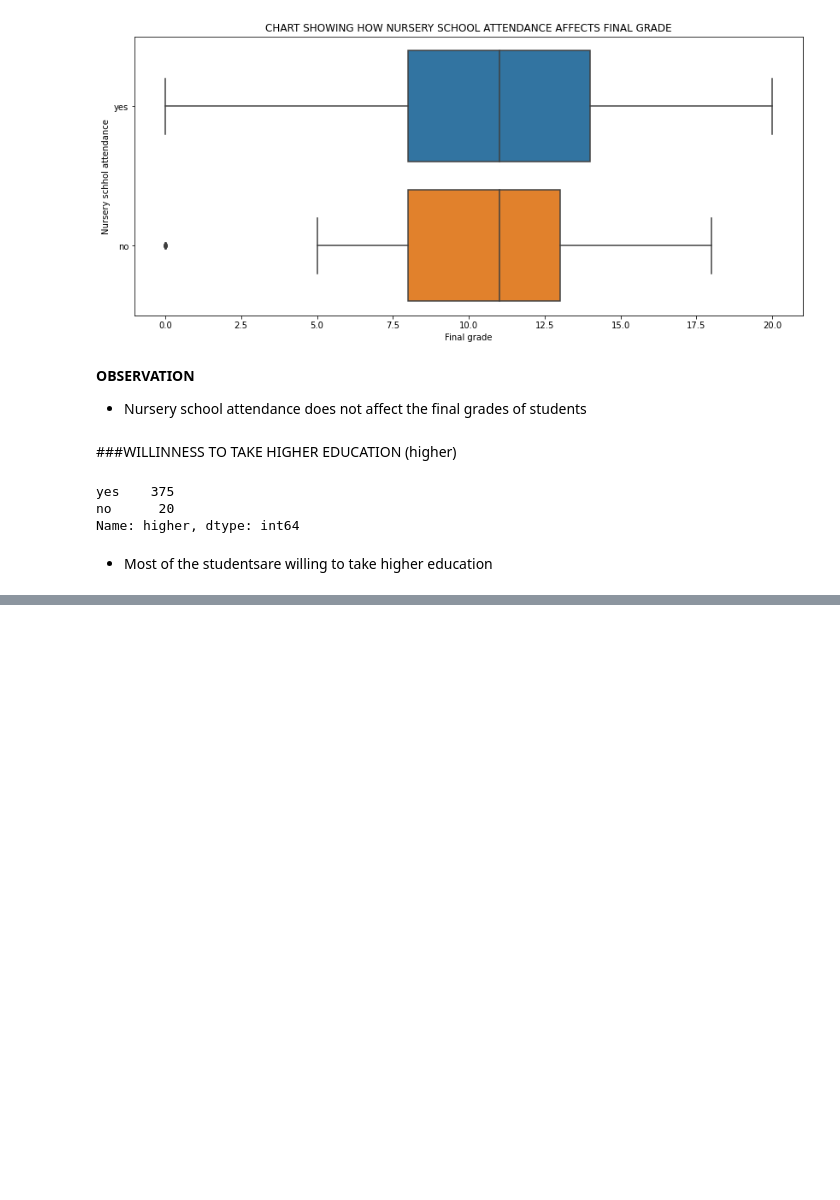
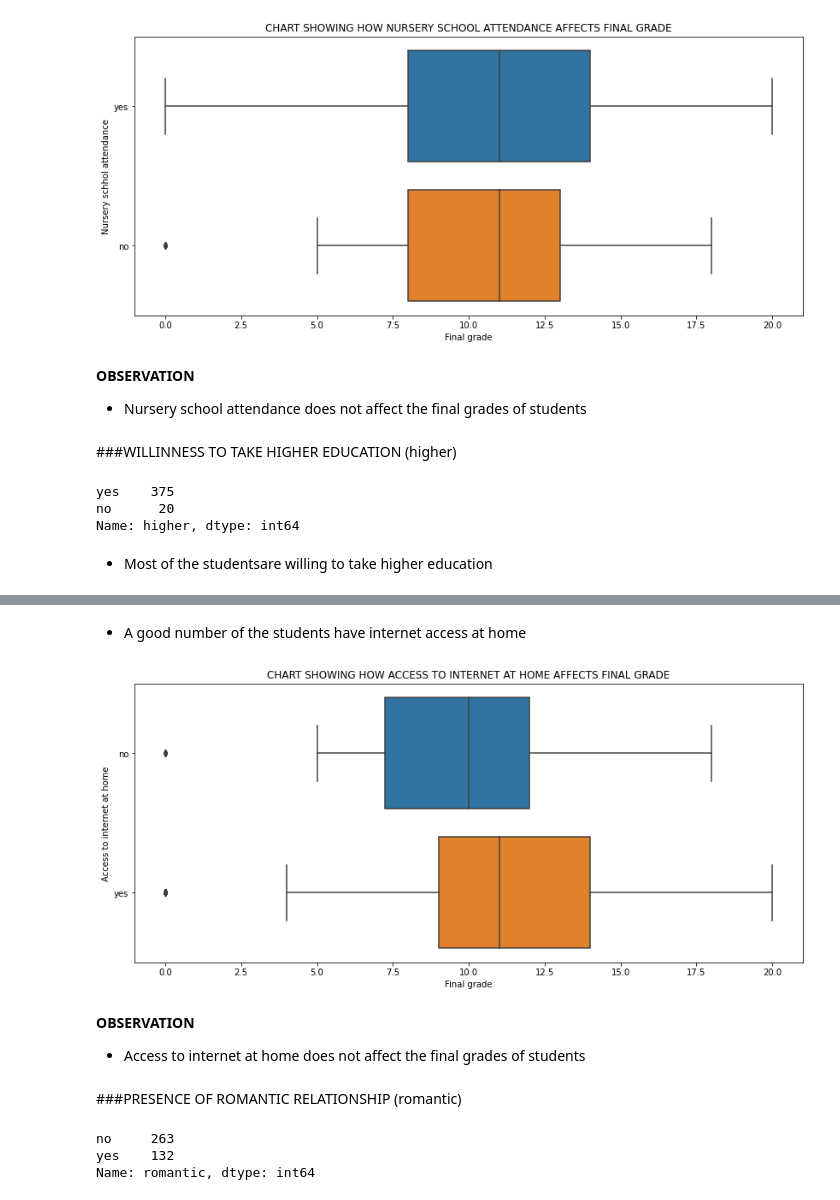
Before and after one commit to devchoplife/Students-grades, a Jupyter notebook: portuguese_students_grade_analysis.ipynb, the cells around one changed output, grey strips where cells are left out. Cells and saved outputs as stored; diff of their text form; code cells hidden in the pictures; blank space fills up the shorter version.

```diff
--- a/portuguese_students_grade_analysis.ipynb
+++ b/portuguese_students_grade_analysis.ipynb
@@ -720,0 +742,23 @@ Name: higher, dtype: int64
+# %% [markdown]
+* A good number of the students have internet access at home
+# %%
+plt.figure(figsize = (14, 6))
+sns.boxplot('G3', 'internet', data = grades)
+plt.title("CHART SHOWING HOW ACCESS TO INTERNET AT HOME AFFECTS FINAL GRADE")
+plt.xlabel("Final grade")
+plt.ylabel("Access to internet at home")
+plt.show()
+# %% [output]
+[figure, added]
+# %% [markdown]
+**OBSERVATION**
+
+* Access to internet at home does not affect the final grades of students
+# %% [markdown]
+###PRESENCE OF ROMANTIC RELATIONSHIP (romantic)
+# %%
+grades.romantic.value_counts()
+# %% [output]
+no     263
+yes    132
+Name: romantic, dtype: int64
```
Also changed, not shown: parts of 8 cells of this notebook.
